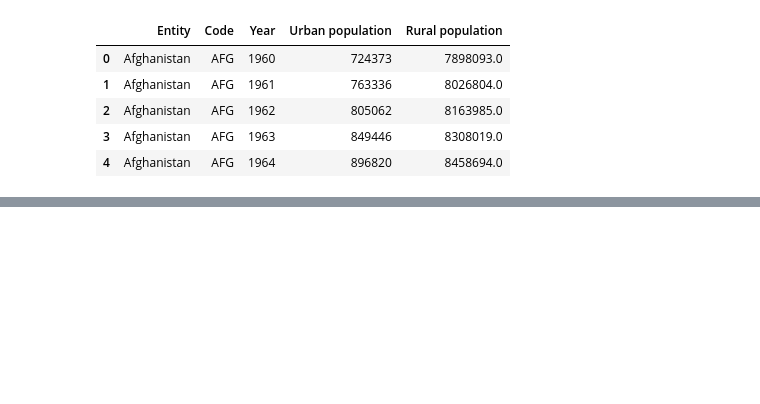
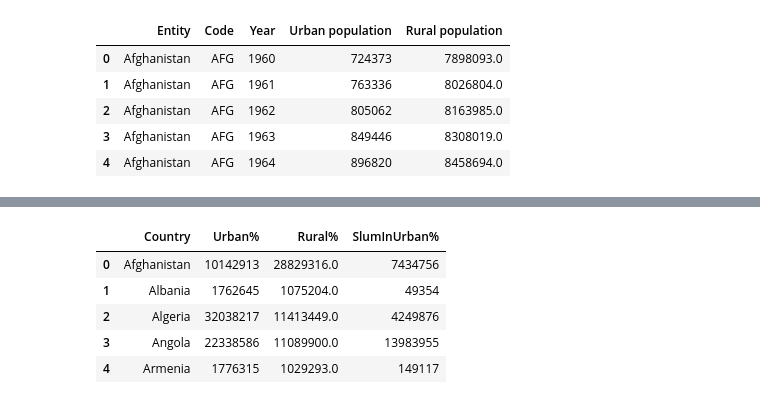
Before and after one commit to rif42/ClassifyingUrbanizationSlumPopulations, a Jupyter notebook: urbanization.ipynb, the cells around one changed output, grey strips where cells are left out. Saved outputs shown, nothing was run; the diff lists cells and outputs as text; code cells hidden in the pictures; blank space fills up the shorter version.

```diff
--- a/urbanization.ipynb
+++ b/urbanization.ipynb
@@ -252,0 +184,11 @@ https://energydata.info/dataset?q=nuclear
+# %%
+# rename columns
+urban4 = urban4.rename(columns={'Entity':'Country', 'Urban population':'Urban%', 'Rural population':'Rural%', 'Urban population living in slums':'SlumInUrban%'})
+urban4.head()
+# %% [output]
+|  | Country | Urban% | Rural% | SlumInUrban% |
+| 0 | Afghanistan | 10142913 | 28829316.0 | 7434756 |
+| 1 | Albania | 1762645 | 1075204.0 | 49354 |
+| 2 | Algeria | 32038217 | 11413449.0 | 4249876 |
+| 3 | Angola | 22338586 | 11089900.0 | 13983955 |
+| 4 | Armenia | 1776315 | 1029293.0 | 149117 |
```
Also changed, not shown: parts of 43 cells of this notebook, 6 other files.
